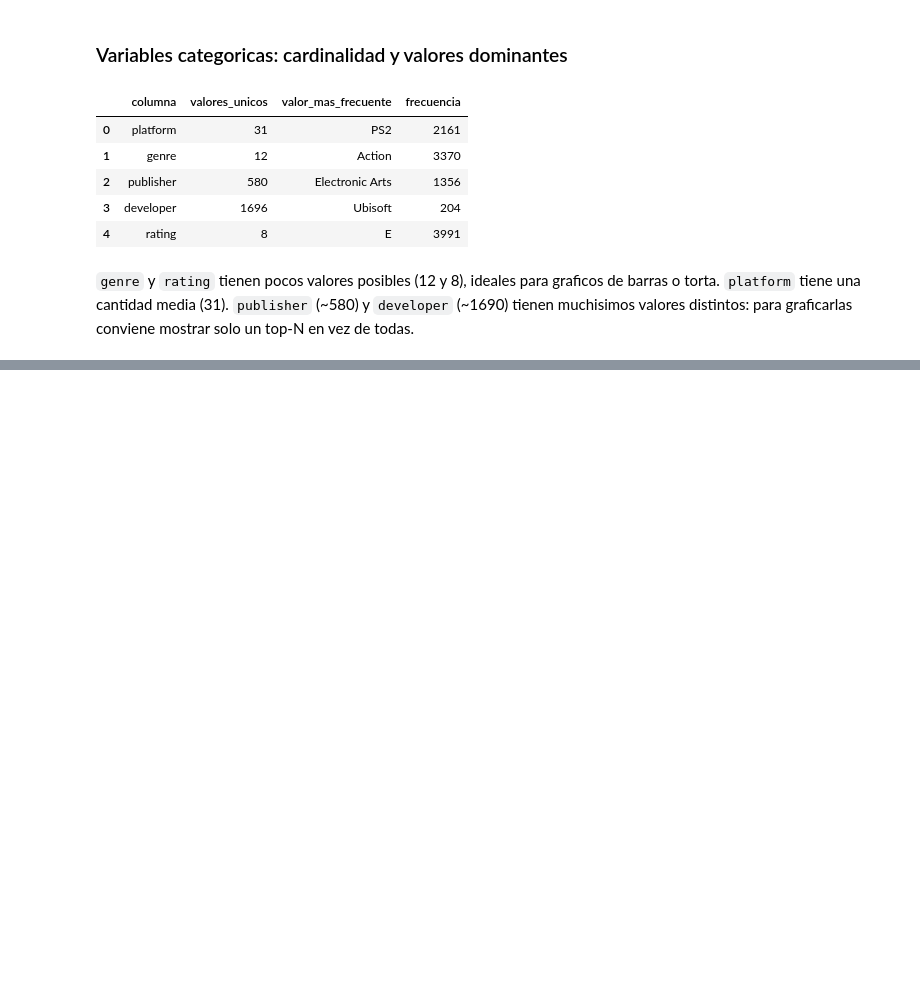
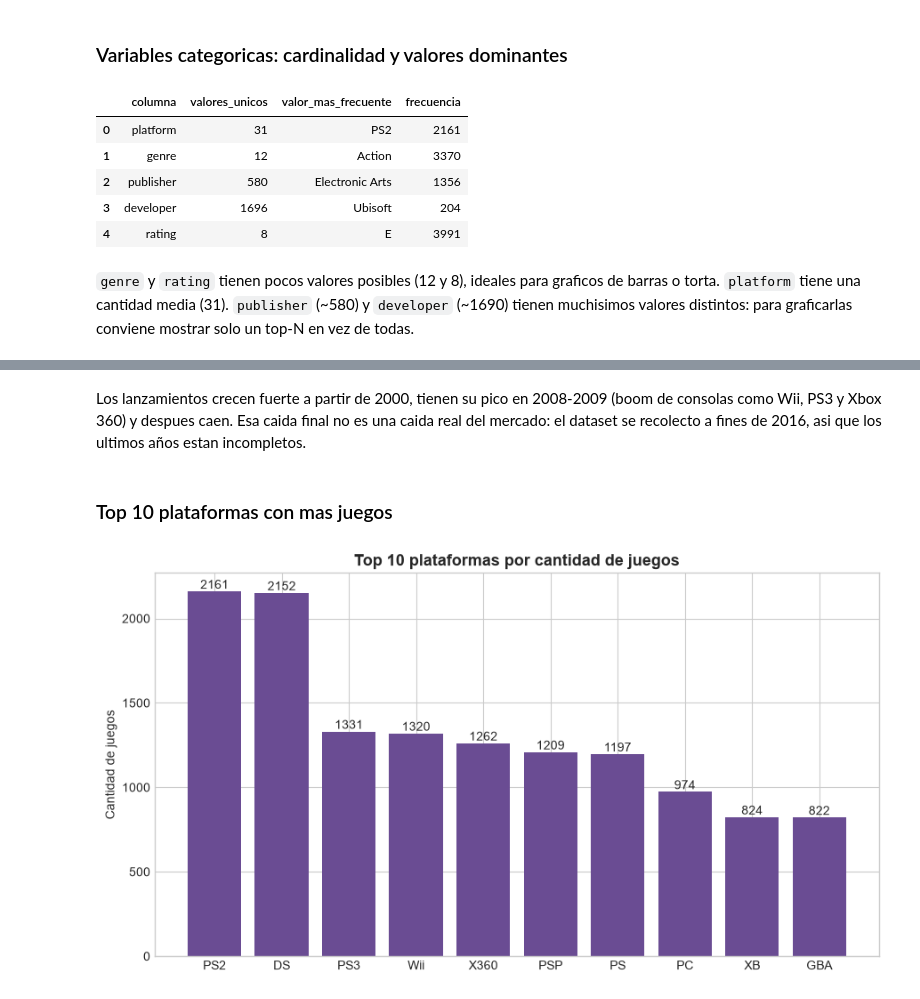
Before and after one commit to LigaDevPro/Inteligencia-Artificial-tp, a Jupyter notebook: analisis_exploratorio.ipynb, the cells around one changed output, grey strips where cells are left out. Cells and saved outputs as stored; diff of their text form; code cells hidden in the pictures; blank space fills up the shorter version.

```diff
--- a/analisis_exploratorio.ipynb
+++ b/analisis_exploratorio.ipynb
@@ -199,0 +232,18 @@ distintos: para graficarlas conviene mostrar solo un top-N en vez de todas.
+# %% [markdown]
+Los lanzamientos crecen fuerte a partir de 2000, tienen su pico en 2008-2009 (boom de consolas como
+Wii, PS3 y Xbox 360) y despues caen. Esa caida final no es una caida real del mercado: el dataset se
+recolecto a fines de 2016, asi que los ultimos años estan incompletos.
+# %% [markdown]
+### Top 10 plataformas con mas juegos
+# %%
+top_platforms = df["platform"].value_counts().head(10)
+
+fig, ax = plt.subplots(figsize=(9, 5))
+barras = ax.bar(top_platforms.index, top_platforms.values, color="#6A4C93")
+ax.set_title("Top 10 plataformas por cantidad de juegos", fontsize=13, fontweight="bold")
+ax.set_ylabel("Cantidad de juegos")
+ax.bar_label(barras)
+plt.tight_layout()
+plt.show()
+# %% [output]
+[figure, added]
```
Also changed, not shown: parts of 17 cells of this notebook.
